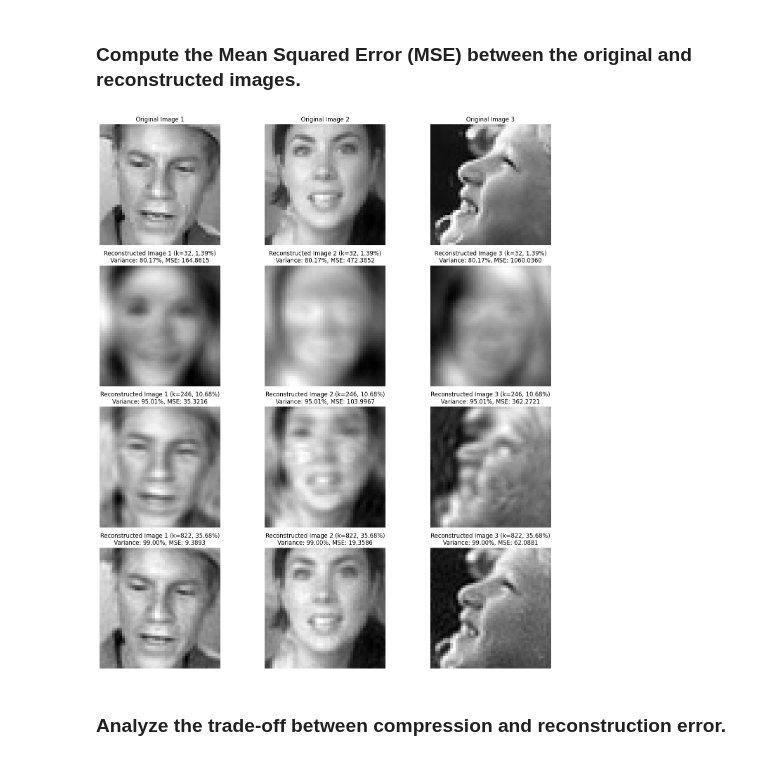
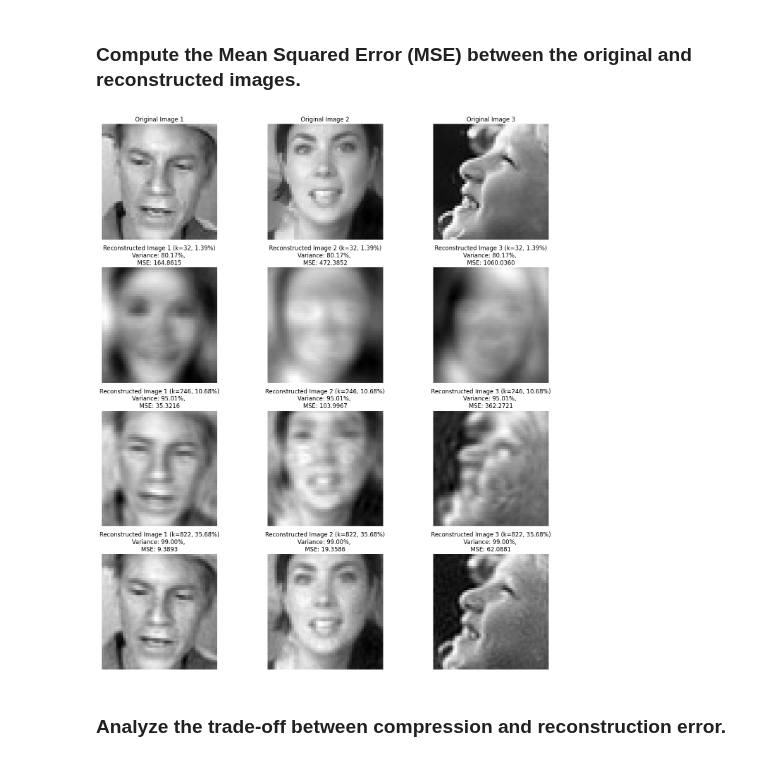
Before and after one commit to Anders-Stubberud/IT3212, a Jupyter notebook: assignment_2/anders_pca.ipynb, the cells around one changed output. Cells and saved outputs as stored; diff of their text form; code cells hidden in the pictures.

```diff
--- a/assignment_2/anders_pca.ipynb
+++ b/assignment_2/anders_pca.ipynb
@@ -256,34 +256,34 @@ def vary(k_values):
 
     for i in range(num_images_to_display):
         # Display original image
         axes[0, i].imshow(images[i + 420 + 17], cmap='gray')
         axes[0, i].set_title('Original Image ' + str(i + 1))
         axes[0, i].axis('off')
 
         for j, k in enumerate(k_values):
             top_k_eigenvectors = sorted_eigenvectors[:, :k]
             projected_data = np.dot(image_matrix, top_k_eigenvectors)
             reconstructed_images = np.dot(projected_data, top_k_eigenvectors.T).real.astype(np.float32)
             reconstructed_images = reconstructed_images.reshape(images.shape)  # Reshape to original image dimensions
 
             # Calculate percentage of total components
             percentage = (k / total_components) * 100
 
             # Calculate MSE
             mse = np.mean((images[i + 420 + 17] - reconstructed_images[i + 420 + 17]) ** 2)
 
             # Display reconstructed image
             axes[j + 1, i].imshow(reconstructed_images[i + 420 + 17], cmap='gray')
-            axes[j + 1, i].set_title(f'Reconstructed Image {str(i + 1)} (k={k}, {percentage:.2f}%)\nVariance: {cumulative_explained_variance[k - 1] * 100:.2f}%, MSE: {mse:.4f}')
+            axes[j + 1, i].set_title(f'Reconstructed Image {str(i + 1)} (k={k}, {percentage:.2f}%)\nVariance: {cumulative_explained_variance[k - 1] * 100:.2f}%, \nMSE: {mse:.4f}')
             axes[j + 1, i].axis('off')
 
     plt.tight_layout()
     plt.show()
 
 # Example usage
 k_values = [32, 246, 822]  # Adjust these values based on your variance needs
 vary(k_values)
 # %% [output]
-[figure, old version]
+[figure, new version]
 # %% [markdown]
 ### Analyze the trade-off between compression and reconstruction error.
```
Also changed, not shown: parts of 1 cell of this notebook.
